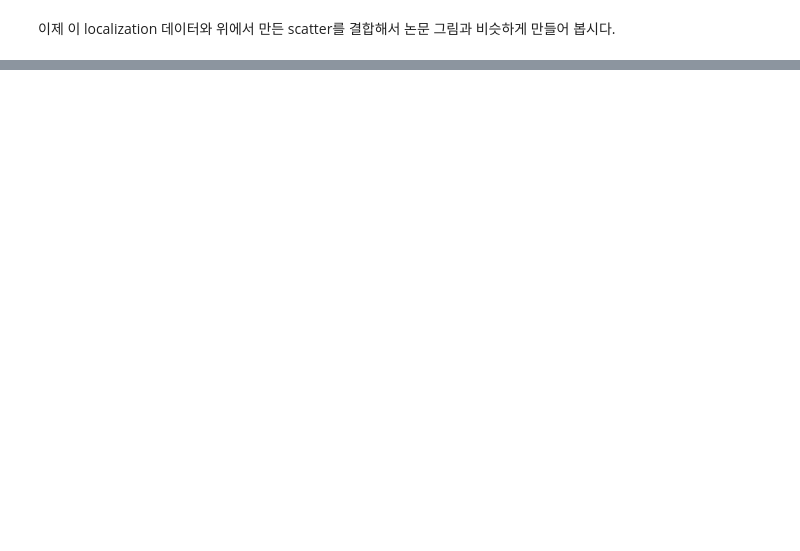
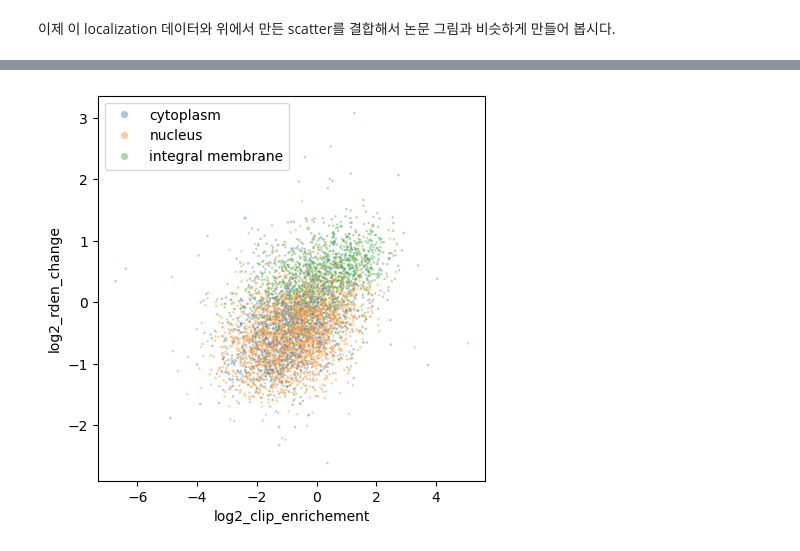
Before and after one commit to yeekyung/MYK_bioinformatics, a Jupyter notebook: CoLab_TermProj_2024_1.ipynb, the cells around one changed output, grey strips where cells are left out. Cells and saved outputs as stored; diff of their text form; code cells hidden in the pictures; blank space fills up the shorter version.

Commit message:
RPKM normalization and local scatter plot

```diff
--- a/CoLab_TermProj_2024_1.ipynb
+++ b/CoLab_TermProj_2024_1.ipynb
@@ -340,0 +343,7 @@ mouselocal.head()
+# %%
+# 여기에 새로 코드를 작성해서 논문 그림과 비슷하게 만들어 봅시다.
+cnts_rpkm['Geneid'] = cnts_rpkm['Geneid'].str.split('.').str[0]
+cnts_rpkm_local = pd.merge(cnts_rpkm, mouselocal, left_on='Geneid', right_on='gene_id', how='inner')
+cnts_rpkm_local['log2_clip_enrichement'] = np.log2(cnts_rpkm_local['clip_enrichment'])
+cnts_rpkm_local['log2_rden_change'] = np.log2(cnts_rpkm_local['rden_change'])
+cnts_rpkm_local.head()
@@ -340,0 +357,9 @@ mouselocal.head()
+# %%
+import seaborn as sns
+
+plt.figure(figsize=(5,5))
+sns.scatterplot(data=cnts_rpkm_local, x='log2_clip_enrichement', y='log2_rden_change', hue='type', s=3, alpha=0.4)
+plt.legend(markerfirst=True, markerscale=3)
+plt.show()
+# %% [output]
+[figure, added]
```
Also changed, not shown: parts of 6 cells of this notebook.
